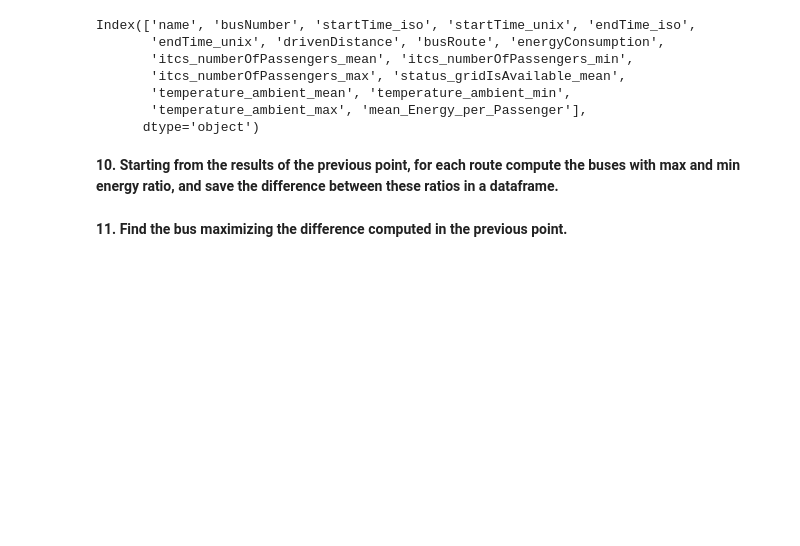
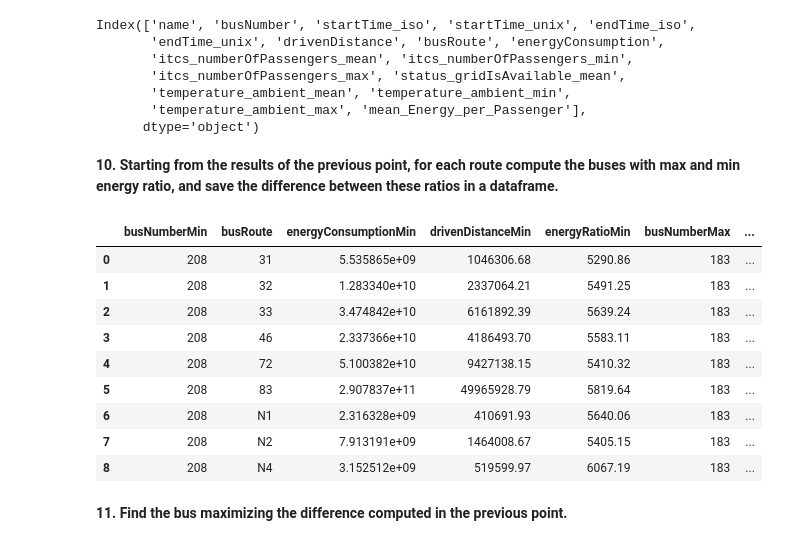
Before and after one commit to sime-99/Project_2023_Bentley_Simeoni, a Jupyter notebook: Project_Bentley_Simeoni.ipynb, the cells around one changed output. Saved outputs shown, nothing was run; the diff lists cells and outputs as text; code cells hidden in the pictures; blank space fills up the shorter version.

```diff
--- a/Project_Bentley_Simeoni.ipynb
+++ b/Project_Bentley_Simeoni.ipynb
@@ -233,5 +233,29 @@ Index(['name', 'busNumber', 'startTime_iso', 'startTime_unix', 'endTime_iso',
 merged.groupby(['busNumber', 'busRoute'])
 # %% [markdown]
 **10. Starting from the results of the previous point, for each route compute the buses with max and min energy ratio, and save the difference between these ratios in a dataframe.**
+# %%
+overallMin = overall.loc[overall.groupby('busRoute')['energy_ratio'].idxmin()]
+overallMin.rename(columns={'energy_ratio': 'energyRatioMin', 'drivenDistance':'drivenDistanceMin', 'energyConsumption': 'energyConsumptionMin'}, inplace=True)
+# %%
+overallMax = overall.loc[overall.groupby('busRoute')['energy_ratio'].idxmax()]
+overallMax.rename(columns={'energy_ratio': 'energyRatioMax', 'drivenDistance':'drivenDistanceMax', 'energyConsumption': 'energyConsumptionMax'}, inplace=True)
+# %%
+overallMin.reset_index( inplace=True)
+overallMax.reset_index( inplace=True)
+overallMinMax = pd.merge(overallMin, overallMax, left_on = 'busRoute', right_on = 'busRoute')
+overallMinMax.rename(columns={'busNumber_x': 'busNumberMin', 'busNumber_y':'busNumberMax', }, inplace=True)
+overallMinMax['energyRatioDiff'] = overallMinMax['energyRatioMax'] - overallMinMax['energyRatioMin']
+overallMinMax
+# %% [output]
+|  | busNumberMin | busRoute | energyConsumptionMin | drivenDistanceMin | energyRatioMin | busNumberMax | ... |
+| 0 | 208 | 31 | 5.535865e+09 | 1046306.68 | 5290.86 | 183 | ... |
+| 1 | 208 | 32 | 1.283340e+10 | 2337064.21 | 5491.25 | 183 | ... |
+| 2 | 208 | 33 | 3.474842e+10 | 6161892.39 | 5639.24 | 183 | ... |
+| 3 | 208 | 46 | 2.337366e+10 | 4186493.70 | 5583.11 | 183 | ... |
+| 4 | 208 | 72 | 5.100382e+10 | 9427138.15 | 5410.32 | 183 | ... |
+| 5 | 208 | 83 | 2.907837e+11 | 49965928.79 | 5819.64 | 183 | ... |
+| 6 | 208 | N1 | 2.316328e+09 | 410691.93 | 5640.06 | 183 | ... |
+| 7 | 208 | N2 | 7.913191e+09 | 1464008.67 | 5405.15 | 183 | ... |
+| 8 | 208 | N4 | 3.152512e+09 | 519599.97 | 6067.19 | 183 | ... |
 # %% [markdown]
 **11. Find the bus maximizing the difference computed in the previous point.**
```
Also changed, not shown: parts of 6 cells of this notebook.
